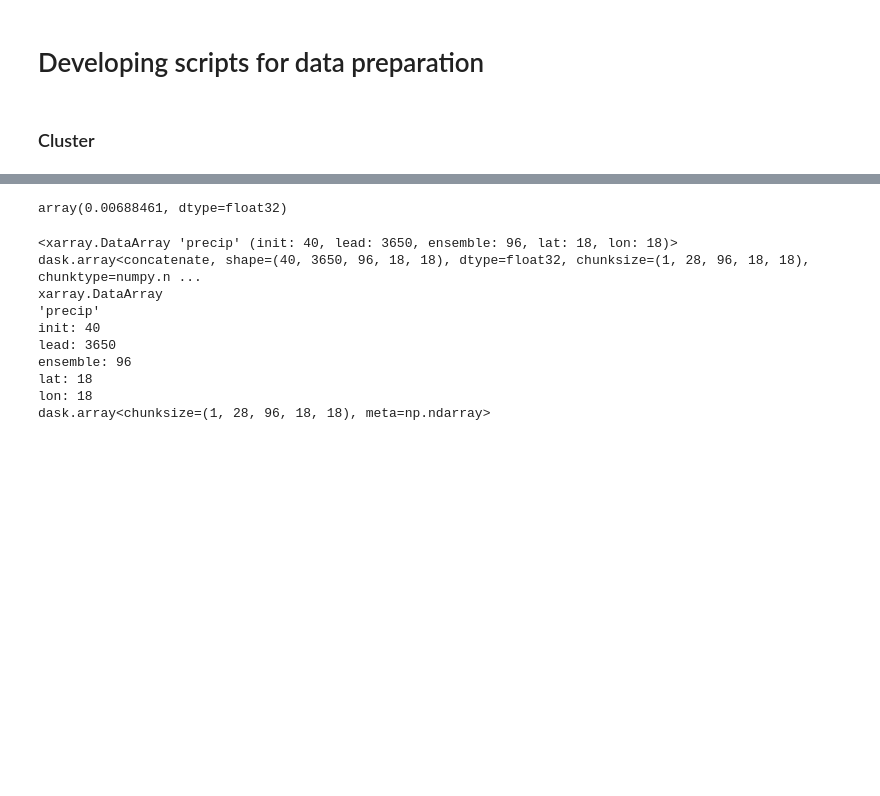
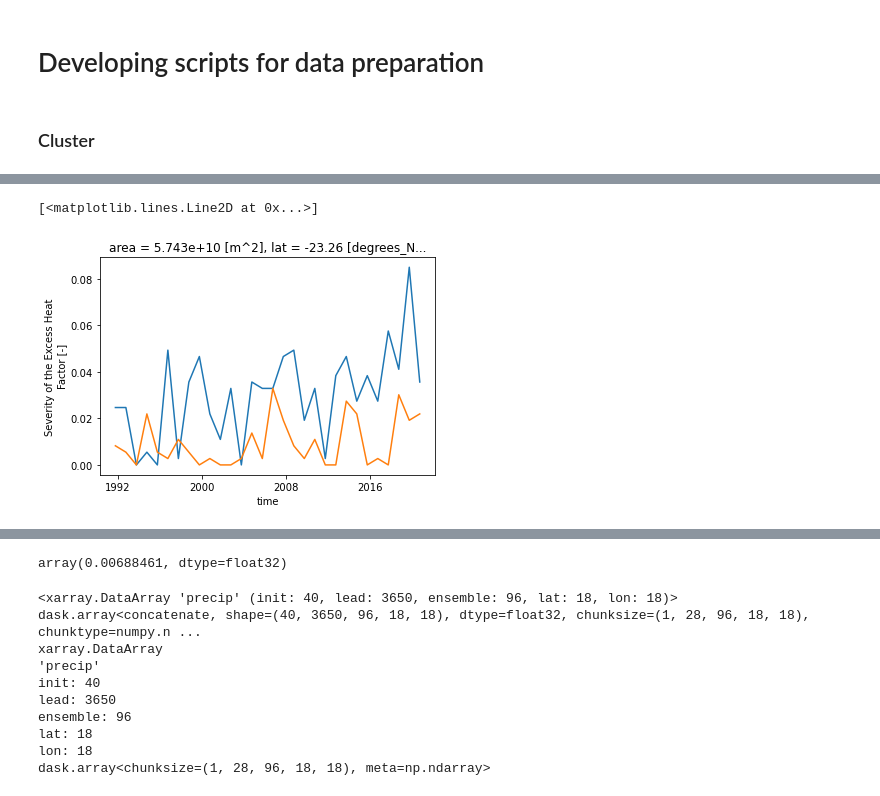
Before and after one commit to dougiesquire/CAFE-f6_documentation, a Jupyter notebook: notebooks/exploratory/prepare_data.ipynb, the cells around one changed output, grey strips where cells are left out. Saved outputs shown, nothing was run; the diff lists cells and outputs as text; code cells hidden in the pictures; blank space fills up the shorter version.

```diff
--- a/notebooks/exploratory/prepare_data.ipynb
+++ b/notebooks/exploratory/prepare_data.ipynb
@@ -237,0 +174,23 @@ Arguments: ('Scheduler', 10.781982421875)
+# %%
+hcst = xr.open_zarr("../../data/processed/CAFEf6.annual.days_over_1.EHF_sev_Aus.zarr")
+obsv = xr.open_zarr("../../data/processed/AGCD.annual.days_over_1.EHF_sev_Aus.zarr")
+# %%
+lead = 9
+
+hcst_ts = (
+    hcst["EHF_severity"]
+    .isel(lead=lead)
+    .swap_dims({"init": "time"})
+    .sel(time=slice("1991", "2020"))
+    .compute()
+)
+obsv_ts = obsv["EHF_severity"].sel(time=hcst_ts.time).compute()
+
+# _ = hcst_ts.mean("member").plot.line(x="time", add_legend=False)
+# obsv_ts.plot(color="k")
+# %%
+hcst_ts.isel(member=0, lon=10, lat=10).plot()
+obsv_ts.isel(lon=10, lat=10).plot()
+# %% [output]
+[<matplotlib.lines.Line2D at 0x...>]
+[figure, added]
```
Also changed, not shown: parts of 27 cells of this notebook, 8 other files.
